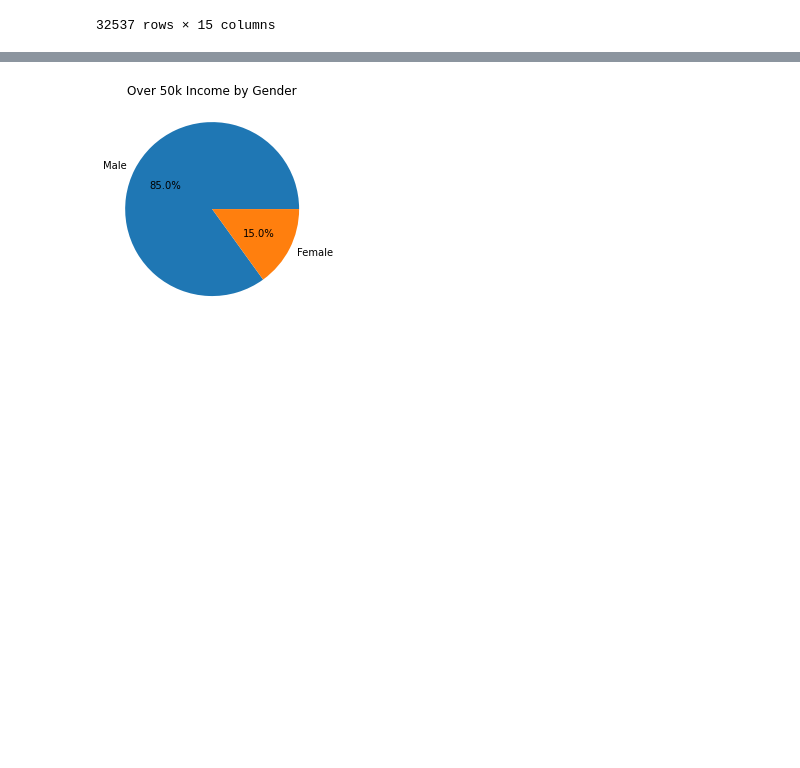
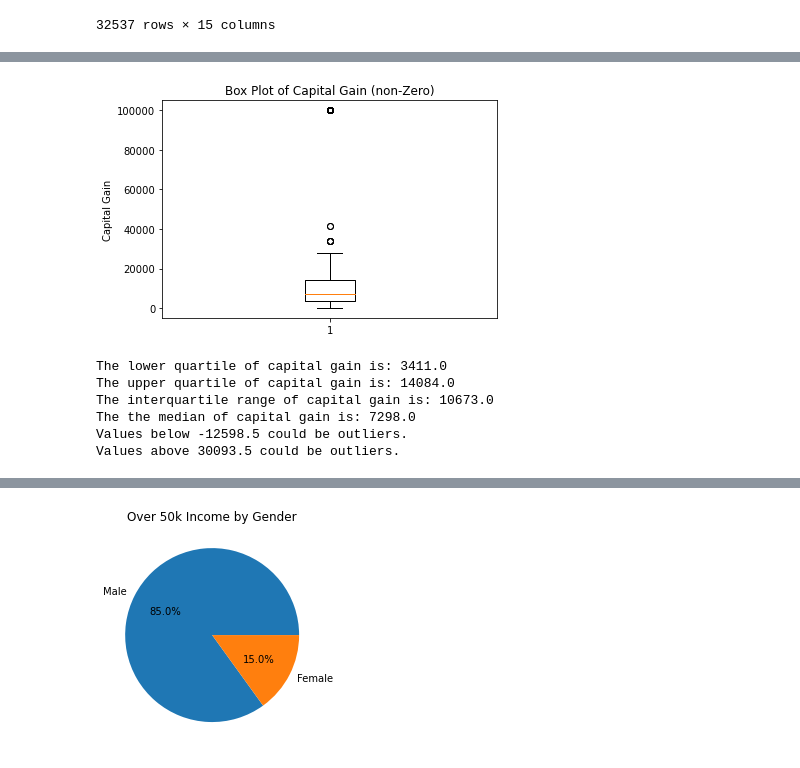
Before and after one commit to markerickson314/project-one, a Jupyter notebook: Jeanine.ipynb, the cells around one changed output, grey strips where cells are left out. Drawn from its saved outputs; the diff is of its cells as text; code cells hidden in the pictures; blank space fills up the shorter version.

```diff
--- a/Jeanine.ipynb
+++ b/Jeanine.ipynb
@@ -125,0 +605,37 @@ replaced_df
+# %%
+# Look at non-zero capital gain data set and compute quantiles
+capital_gain_nonzero = replaced_df[(replaced_df["capital.gain"] != 0)]
+# %%
+# Look at capital gain data set and compute quantiles
+capital_gain = capital_gain_nonzero["capital.gain"]
+
+fig1, ax1 = plt.subplots()
+ax1.set_title('Box Plot of Capital Gain (non-Zero)')
+ax1.set_ylabel('Capital Gain')
+ax1.boxplot(capital_gain)
+plt.show()
+# %% [output]
+[figure, added]
+# %%
+# Get quartile calculations
+quartiles = capital_gain.quantile([.25,.5,.75])
+lowerq = quartiles[0.25]
+upperq = quartiles[0.75]
+iqr = upperq-lowerq
+
+print(f"The lower quartile of capital gain is: {lowerq}")
+print(f"The upper quartile of capital gain is: {upperq}")
+print(f"The interquartile range of capital gain is: {iqr}")
+print(f"The the median of capital gain is: {quartiles[0.5]} ")
+
+lower_bound = lowerq - (1.5*iqr)
+upper_bound = upperq + (1.5*iqr)
+print(f"Values below {lower_bound} could be outliers.")
+print(f"Values above {upper_bound} could be outliers.")
+# %% [output]
+The lower quartile of capital gain is: 3411.0
+The upper quartile of capital gain is: 14084.0
+The interquartile range of capital gain is: 10673.0
+The the median of capital gain is: 7298.0
+Values below -12598.5 could be outliers.
+Values above 30093.5 could be outliers.
```
Also changed, not shown: parts of 73 cells of this notebook.
